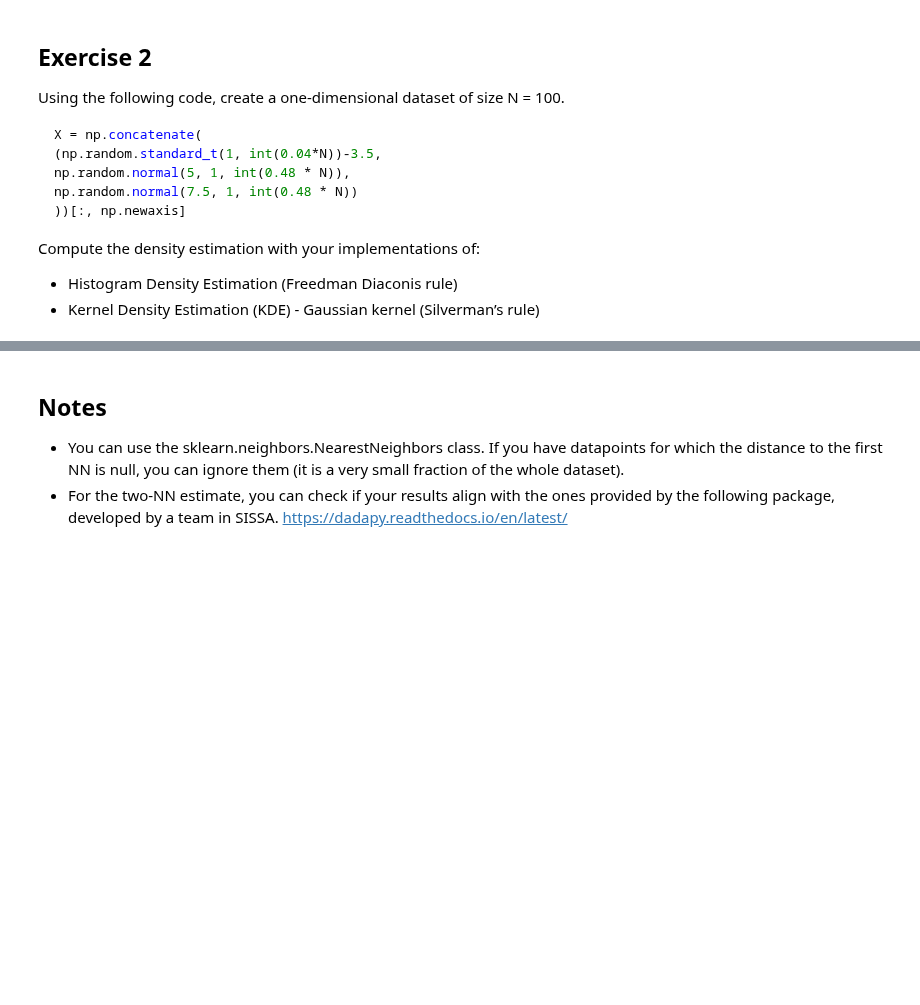
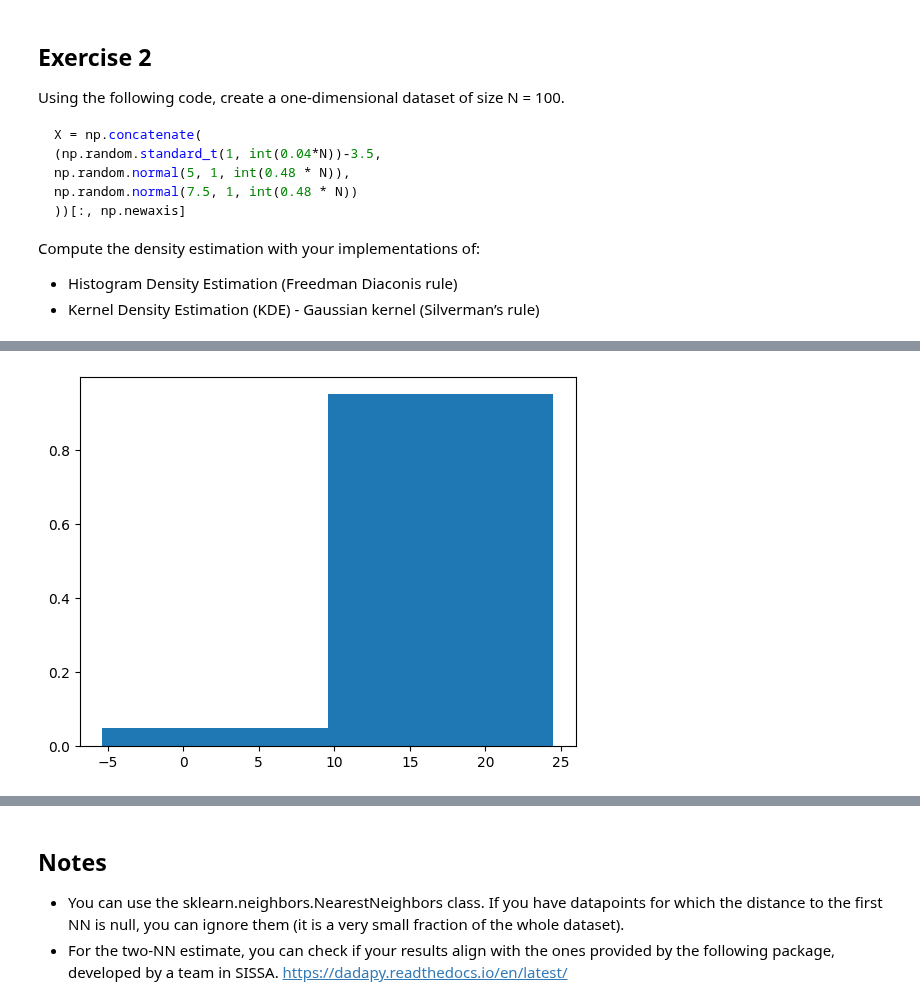
Before and after one commit to alequerenghi/unsupervised_learning, a Jupyter notebook: ex6.ipynb, the cells around one changed output, grey strips where cells are left out. Cells and saved outputs as stored; diff of their text form; code cells hidden in the pictures; blank space fills up the shorter version.

```diff
--- a/ex6.ipynb
+++ b/ex6.ipynb
@@ -54,0 +58,6 @@ plt.show()
+# %%
+hist = histograms(X, bins=2)
+plt.bar(np.linspace(min(X), max(X), hist.shape[0]), hist, width=(max(X)-min(X)), align='edge')
+plt.show()
+# %% [output]
+[figure, added]
```
Also changed, not shown: parts of 7 cells of this notebook.
